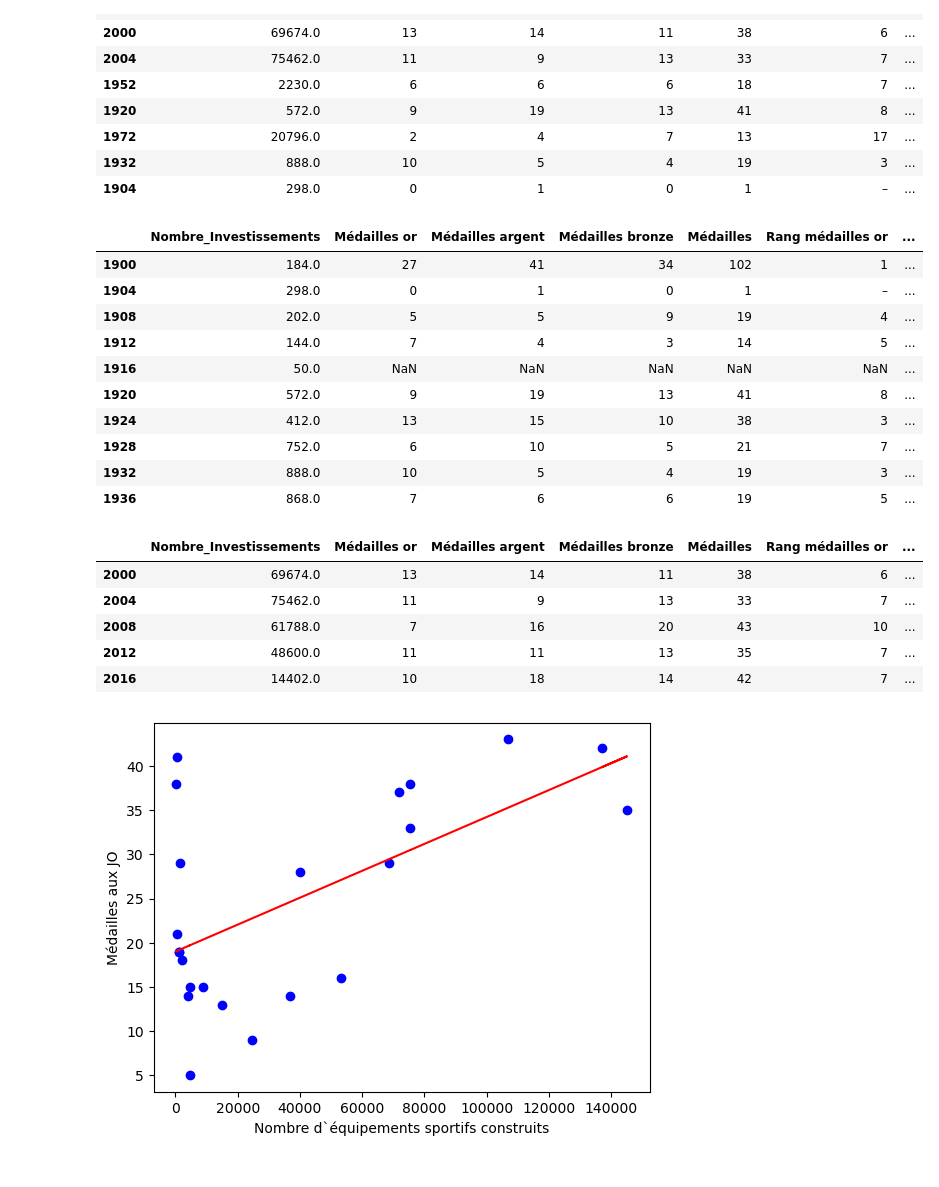
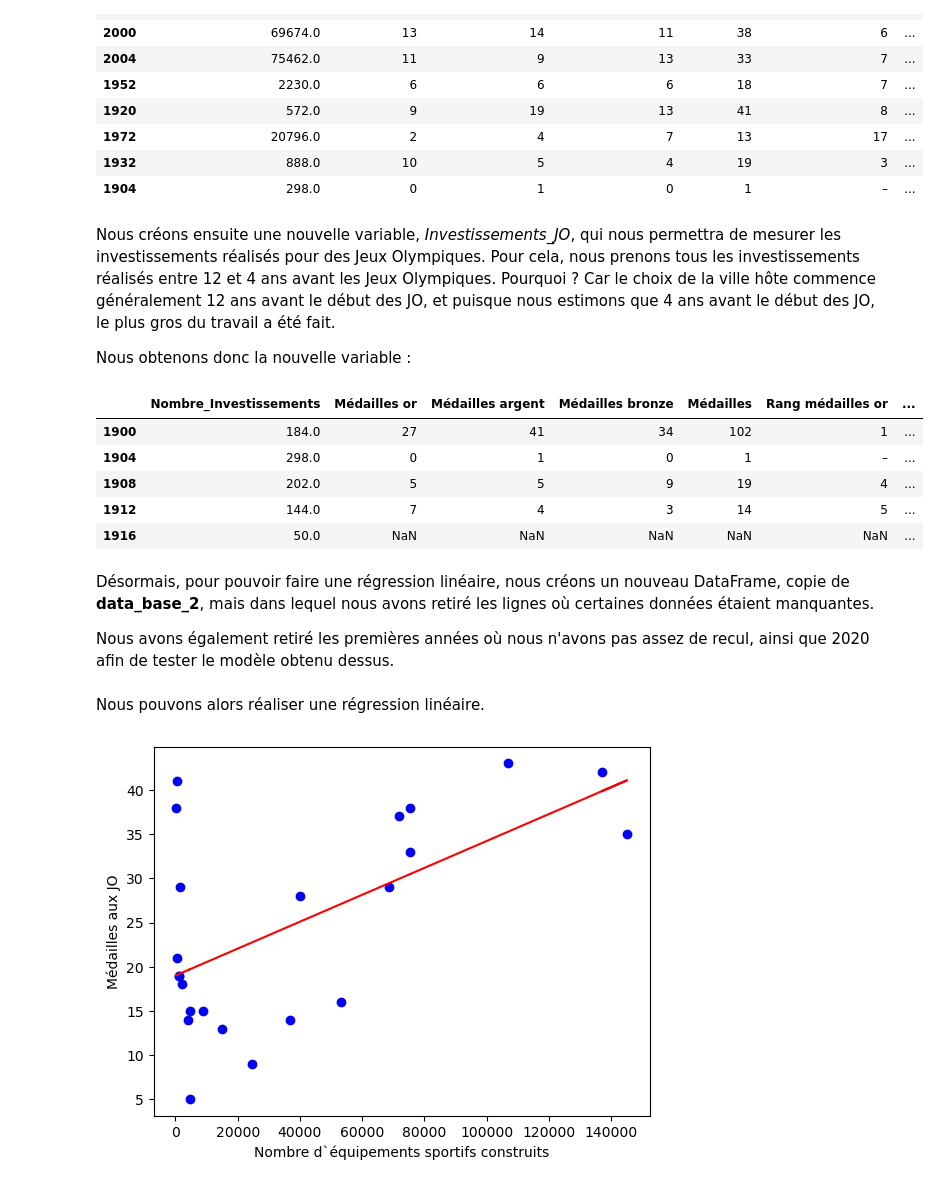
Before and after one commit to JulesChpn/ProjetPython, a Jupyter notebook: README.ipynb, the cells around one changed output. Cells and saved outputs as stored; diff of their text form; code cells hidden in the pictures.

```diff
--- a/README.ipynb
+++ b/README.ipynb
@@ -714,3 +704,0 @@ dico_participants
-# %%
-data_participants = pd.DataFrame.from_dict(dico_participants,orient='index')
-data_participants.head()
@@ -724,4 +704,0 @@ data_participants.head()
-# %%
-titres_colonnes = ['Médailles or', 'Médailles argent', 'Médailles bronze', 'Médailles', 'Rang médailles or', 'Rang médailles']
-data_participants.columns = titres_colonnes
-data_participants.head()
@@ -735,5 +704,0 @@ data_participants.head()
-# %%
-data_participants['Date'] = data_participants.index
-data_participants['Date'] = data_participants['Date'].apply(lambda x: int(x.split(sep=None)[0]))
-data_participants.set_index('Date',inplace=True)
-data_participants.head()
@@ -760,39 +719,37 @@ data_base_2.sample(10, replace=False)
 | 1972 | 20796.0 | 2 | 4 | 7 | 13 | 17 | ... |
 | 1932 | 888.0 | 10 | 5 | 4 | 19 | 3 | ... |
 | 1904 | 298.0 | 0 | 1 | 0 | 1 | – | ... |
+# %% [markdown]
+Nous créons ensuite une nouvelle variable, *Investissements_JO*, qui nous permettra de mesurer les investissements réalisés pour des Jeux Olympiques.
+Pour cela, nous prenons tous les investissements réalisés entre 12 et 4 ans avant les Jeux Olympiques. Pourquoi ?
+Car le choix de la ville hôte commence généralement 12 ans avant le début des JO, et puisque nous estimons que 4 ans avant le début des JO, le plus gros du travail a été fait.
+
+Nous obtenons donc la nouvelle variable :
 # %%
 data_base_2['Investissements_JO'] = np.zeros(len(data_base_2.index))
 
 for i in range(3,len(data_base_2.index)):
     data_base_2.iat[i,7]= data_base_2.iat[i-3,0] + data_base_2.iat[i-2,0]
 
-data_base_2.head(10)
+data_base_2.head()
 # %% [output]
 |  | Nombre_Investissements | Médailles or | Médailles argent | Médailles bronze | Médailles | Rang médailles or | ... |
 | 1900 | 184.0 | 27 | 41 | 34 | 102 | 1 | ... |
 | 1904 | 298.0 | 0 | 1 | 0 | 1 | – | ... |
 | 1908 | 202.0 | 5 | 5 | 9 | 19 | 4 | ... |
 | 1912 | 144.0 | 7 | 4 | 3 | 14 | 5 | ... |
 | 1916 | 50.0 | NaN | NaN | NaN | NaN | NaN | ... |
-| 1920 | 572.0 | 9 | 19 | 13 | 41 | 8 | ... |
-| 1924 | 412.0 | 13 | 15 | 10 | 38 | 3 | ... |
-| 1928 | 752.0 | 6 | 10 | 5 | 21 | 7 | ... |
-| 1932 | 888.0 | 10 | 5 | 4 | 19 | 3 | ... |
-| 1936 | 868.0 | 7 | 6 | 6 | 19 | 5 | ... |
+# %% [markdown]
+Désormais, pour pouvoir faire une régression linéaire, nous créons un nouveau DataFrame, copie de **data_base_2**, mais dans lequel nous avons retiré les lignes où certaines données étaient manquantes.
+
+Nous avons également retiré les premières années où nous n'avons pas assez de recul, ainsi que 2020 afin de tester le modèle obtenu dessus.
 # %%
 data_base_2bis = data_base_2.copy()
 data_base_2bis = data_base_2bis.dropna()
 data_base_2bis['Médailles'] = data_base_2bis['Médailles'].apply(lambda x: int(x))
 data_base_2bis = data_base_2bis.drop(labels = [1900,1904,1908,1912,2020], axis=0)
-# %%
-data_base_2bis.tail(5)
-# %% [output]
-|  | Nombre_Investissements | Médailles or | Médailles argent | Médailles bronze | Médailles | Rang médailles or | ... |
-| 2000 | 69674.0 | 13 | 14 | 11 | 38 | 6 | ... |
-| 2004 | 75462.0 | 11 | 9 | 13 | 33 | 7 | ... |
-| 2008 | 61788.0 | 7 | 16 | 20 | 43 | 10 | ... |
-| 2012 | 48600.0 | 11 | 11 | 13 | 35 | 7 | ... |
-| 2016 | 14402.0 | 10 | 18 | 14 | 42 | 7 | ... |
+# %% [markdown]
+Nous pouvons alors réaliser une régression linéaire.
 # %%
 x = data_base_2bis[["Investissements_JO"]]
 y = data_base_2bis[["Médailles"]]
```
Also changed, not shown: parts of 26 cells of this notebook.
